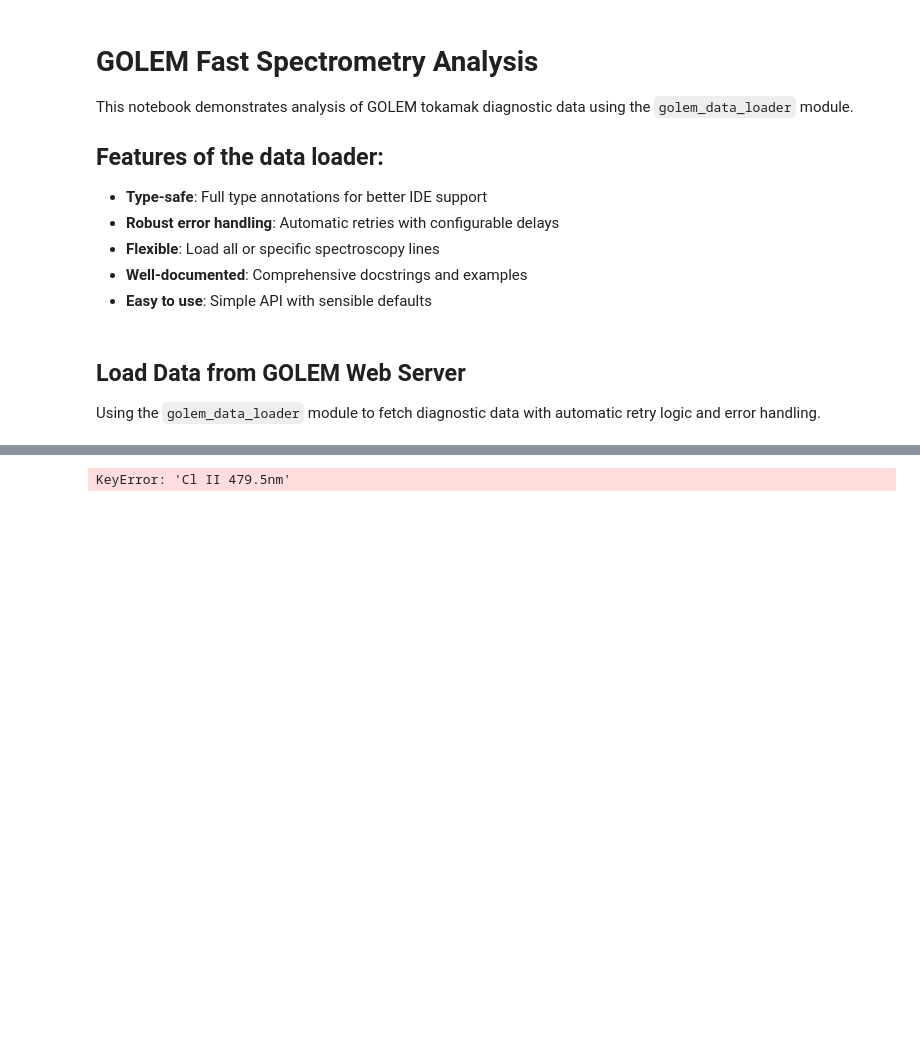
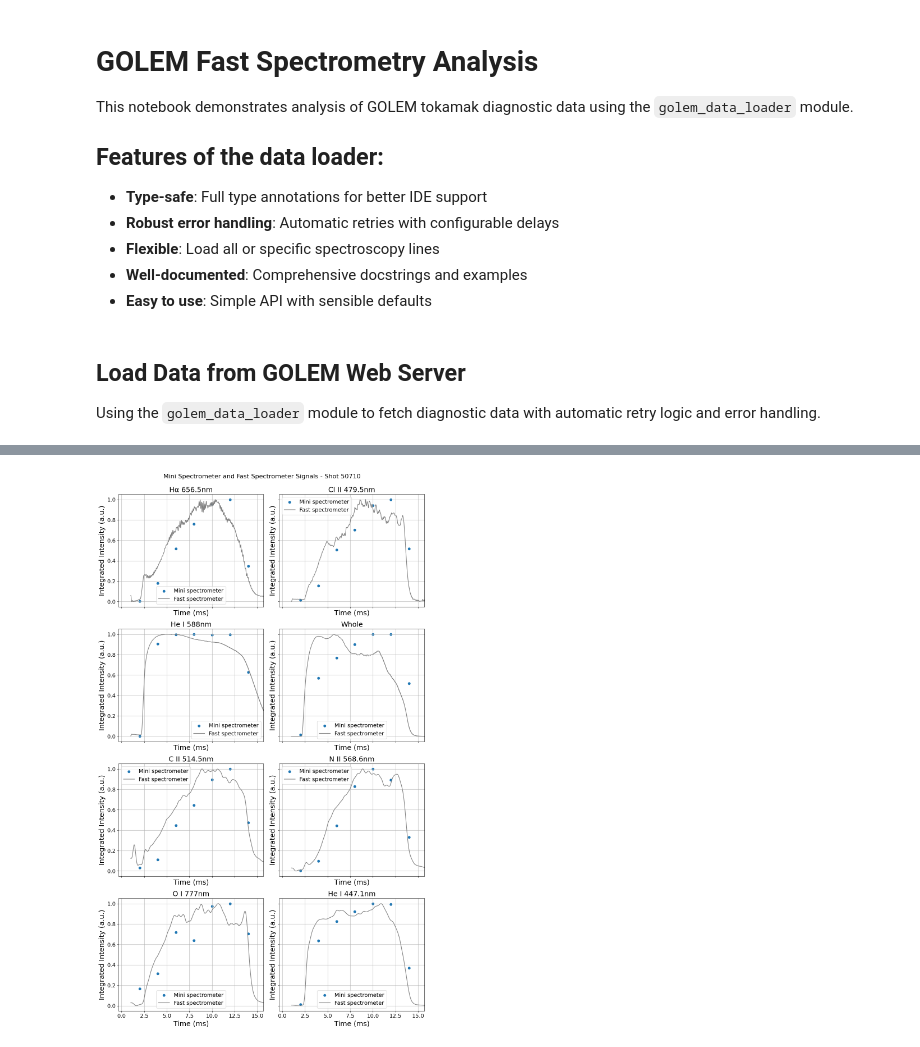
Before and after one commit to samostanek/PRPL2025_ZS, a Jupyter notebook: fast_spectrometry_graphs.ipynb, the cells around one changed output, grey strips where cells are left out. Saved outputs shown, nothing was run; the diff lists cells and outputs as text; code cells hidden in the pictures; blank space fills up the shorter version.

```diff
--- a/fast_spectrometry_graphs.ipynb
+++ b/fast_spectrometry_graphs.ipynb
@@ -196,12 +183,13 @@ def compare_spectrometer(peaks, Wavelengths, Spectra):
 
         # Plot mini spectrometer integrated intensity over time on the corresponding axis
         ax = axes_flat[n]
-        ax.scatter(mini_spectrometer_t, normalize(mini_spectrometer_intensity))
+        ax.scatter(mini_spectrometer_t, normalize(mini_spectrometer_intensity), label='Mini spectrometer')
 
         # Add gray plot of Hβ signal passed through butter_lowpass_filter
-        t_hb = peak["fs_data"].iloc[:, 0][500:] * 1e3  # convert to ms
-        u_hb = peak["fs_data"].iloc[:, 1][500:]
-        filtered_hb = butter_lowpass_filter(u_hb, 1000, 100e3)
+        start_index = np.nonzero(peak["fs_data"].iloc[:, 0] > 1e-3)[0][0]
+        t_hb = peak["fs_data"].iloc[:, 0][start_index:] * 1e3  # convert to ms
+        u_hb = peak["fs_data"].iloc[:, 1][start_index:]
+        filtered_hb = butter_lowpass_filter(u_hb, 2000, 100e3)
         ax.plot(t_hb, normalize(filtered_hb), color='gray', label='Fast spectrometer')
 
         ax.set_xlabel('Time (ms)')
@@ -215,63 +203,64 @@ def compare_spectrometer(peaks, Wavelengths, Spectra):
         ax.grid(True)
         ax.legend()
 
+    fig.suptitle(f"Mini Spectrometer and Fast Spectrometer Signals - Shot {shotno}", fontsize=16, y=0.995)
     fig.tight_layout()
     plt.show()
 # %%
 peaks = [
   {
-    "name": "Hα",
-    "wavelength": 656.28,
+    "name": "Hα 656.5nm",
+    "wavelength": 656.0,
     "fwhm": 10,
-    "fs_data": data["Hα"]
+    "fs_data": data["Hα 656.5nm"]
   },
   {
     "name": "Cl II 479.5nm",
-    "wavelength": 479.5,
+    "wavelength": 480.0,
     "fwhm": 10,
     "fs_data": data["Cl II 479.5nm"]
   },
   {
     "name": "He I 588nm",
-    "wavelength": 588.0,
+    "wavelength": 590.0,
     "fwhm": 10,
     "fs_data": data["He I 588nm"]
   },
   {
     "name": "Whole",
     "wavelength": 500.0,
     "fwhm": 300,
     "fs_data": data["Whole"]
   },
   {
     "name": "C II 514.5nm",
-    "wavelength": 514.5,
+    "wavelength": 515.0,
     "fwhm": 10,
     "fs_data": data["C II 514.5nm"]
   },
   {
     "name": "N II 568.6nm",
-    "wavelength": 568.6,
+    "wavelength": 570.0,
     "fwhm": 10,
     "fs_data": data["N II 568.6nm"]
   },
   {
     "name": "O I 777nm",
-    "wavelength": 777.0,
+    "wavelength": 780.0,
     "fwhm": 10,
     "fs_data": data["O I 777nm"]
   },
   {
     "name": "He I 447.1nm",
-    "wavelength": 447.1,
+    "wavelength": 450.0,
     "fwhm": 10,
     "fs_data": data["He I 447.1nm"]
   }
 ]
 
 compare_spectrometer(peaks, Wavelengths, Spectra)
 # %% [output]
-KeyError: 'Cl II 479.5nm'
+[figure, added]
 # %%
 from scipy import signal
 
```
Also changed, not shown: parts of 7 cells of this notebook, 1 other file.
